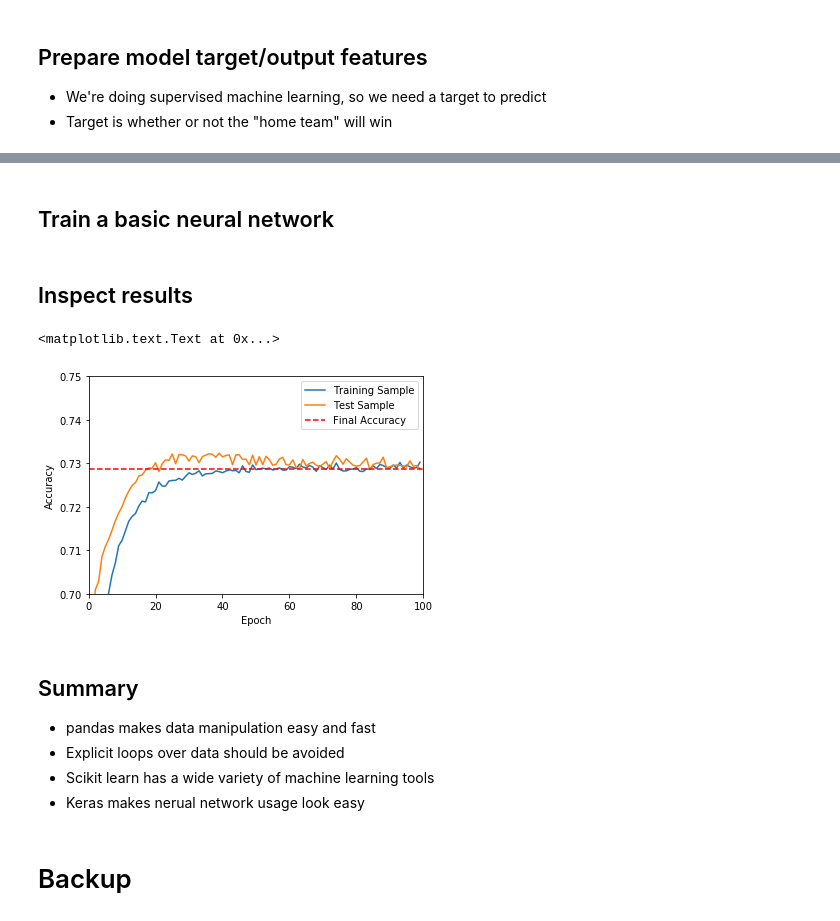
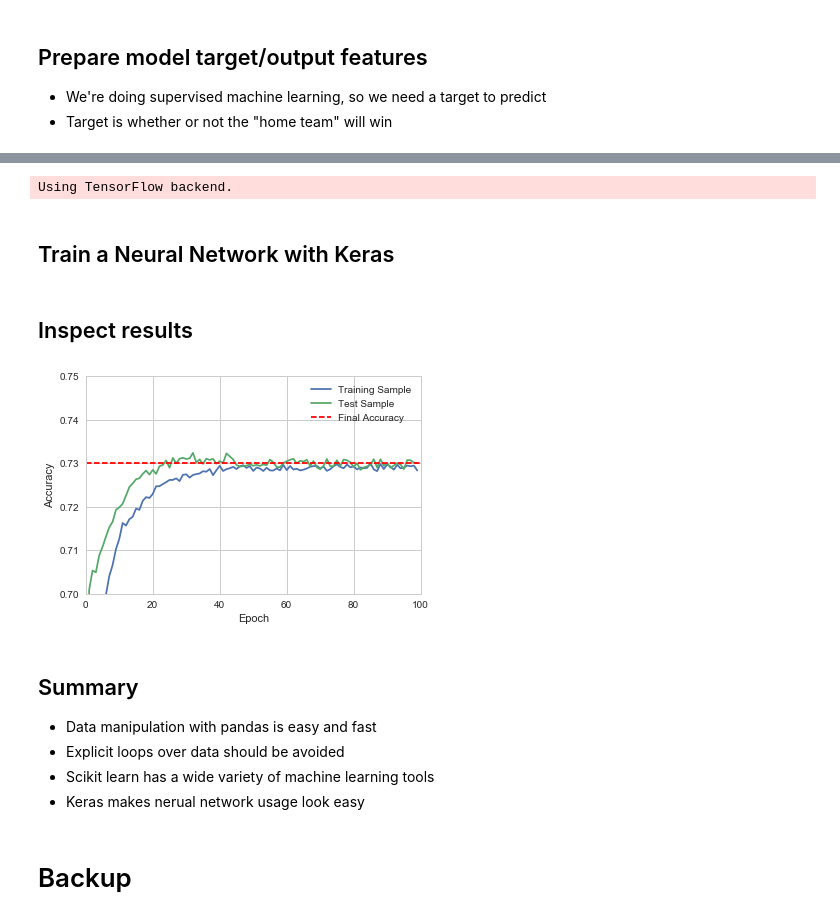
Before and after one commit to rocconnick/march_madness, a Jupyter notebook: presentation.ipynb, the cells around one changed output, grey strips where cells are left out. Saved outputs shown, nothing was run; the diff lists cells and outputs as text; code cells hidden in the pictures.

```diff
--- a/presentation.ipynb
+++ b/presentation.ipynb
@@ -259,10 +293,9 @@ df_matchups = df_matchups.merge(df_features, how="inner",
 # %%
 from sklearn import preprocessing
 
-# Select columns which serve as input
+# Select columns that serve as input
 input_columns = [col for col in df_matchups.columns
-                 if not (col.startswith("team_"))
-                 and (col.endswith("_away") or col.endswith("_home"))]
+                 if(col.endswith("_away") or col.endswith("_home"))]
 x_unscaled = df_matchups[input_columns]
 
 # Normalize features (unit scale and centered at zero)
@@ -289,11 +325,13 @@ x_train, x_test, y_train, y_test = (model_selection
                                     .train_test_split(x, y, test_size=0.2,
                                                       random_state=432,
                                                       stratify=y))
-
+# Keras uses "one-hot" encoded labels, i.e. 0 -> [1, 0]; 1 -> [0, 1]
 y_cat_train = np_utils.to_categorical(y_train)
 y_cat_test = np_utils.to_categorical(y_test)
+# %% [output]
+Using TensorFlow backend.
 # %% [markdown]
-## Train a basic neural network
+## Train a Neural Network with Keras
 # %%
 from keras import models
 from keras import optimizers
@@ -316,26 +356,25 @@ history = model_mlp.fit(x_train, y_cat_train, batch_size=10000, epochs=100,
 ## Inspect results
 # %%
 from matplotlib import pyplot
+import seaborn
 %matplotlib inline
 
+# Extract train and test set accuracy from history object
 pyplot.plot(history.history['acc'])
 pyplot.plot(history.history['val_acc'])
 final_accuracy = history.history['val_acc'][-1]
 pyplot.axhline(final_accuracy, linestyle='--', color='r')
 
-
-pyplot.ylim([0.70, 0.75])
-pyplot.xlim([0, 100])
+seaborn.set_style("whitegrid")
+pyplot.ylim([0.70, 0.75]), pyplot.xlim([0, 100])
 pyplot.legend(["Training Sample", "Test Sample", "Final Accuracy"])
-pyplot.xlabel("Epoch")
-pyplot.ylabel("Accuracy")
+pyplot.xlabel("Epoch"), pyplot.ylabel("Accuracy");
 # %% [output]
-<matplotlib.text.Text at 0x...>
-[figure, old version]
+[figure, new version]
 # %% [markdown]
 ## Summary
 
-* pandas makes data manipulation easy and fast
+* Data manipulation with pandas is easy and fast
 * Explicit loops over data should be avoided
 * Scikit learn has a wide variety of machine learning tools
 * Keras makes nerual network usage look easy
```
Also changed, not shown: parts of 25 cells of this notebook.
